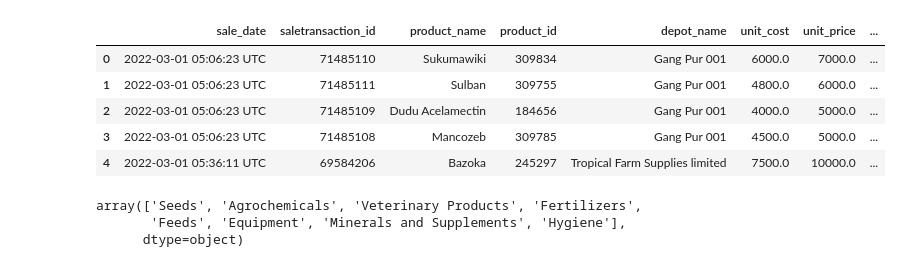
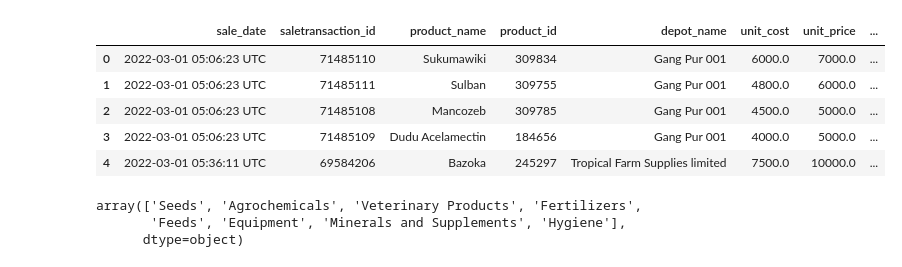
Before and after one commit to natbernard/Sale-Transactions-Analysis, a Jupyter notebook: uganda_transaction_analysis.ipynb, the cells around one changed output. Saved outputs shown, nothing was run; the diff lists cells and outputs as text; code cells hidden in the pictures.

```diff
--- a/uganda_transaction_analysis.ipynb
+++ b/uganda_transaction_analysis.ipynb
@@ -11,14 +11,14 @@ warnings.filterwarnings("ignore")
 sns.set_style('darkgrid')
 palette = sns.color_palette("mako")
 # %%
-df = pd.read_csv('uganda_stockist_sale_transactions.csv')
+df = pd.read_csv('ug_stockist_sale_transactions.csv')
 df.head()
 # %% [output]
 |  | sale_date | saletransaction_id | product_name | product_id | depot_name | unit_cost | unit_price | ... |
 | 0 | 2022-03-01 05:06:23 UTC | 71485110 | Sukumawiki | 309834 | Gang Pur 001 | 6000.0 | 7000.0 | ... |
 | 1 | 2022-03-01 05:06:23 UTC | 71485111 | Sulban | 309755 | Gang Pur 001 | 4800.0 | 6000.0 | ... |
-| 2 | 2022-03-01 05:06:23 UTC | 71485109 | Dudu Acelamectin | 184656 | Gang Pur 001 | 4000.0 | 5000.0 | ... |
-| 3 | 2022-03-01 05:06:23 UTC | 71485108 | Mancozeb | 309785 | Gang Pur 001 | 4500.0 | 5000.0 | ... |
+| 2 | 2022-03-01 05:06:23 UTC | 71485108 | Mancozeb | 309785 | Gang Pur 001 | 4500.0 | 5000.0 | ... |
+| 3 | 2022-03-01 05:06:23 UTC | 71485109 | Dudu Acelamectin | 184656 | Gang Pur 001 | 4000.0 | 5000.0 | ... |
 | 4 | 2022-03-01 05:36:11 UTC | 69584206 | Bazoka | 245297 | Tropical Farm Supplies limited | 7500.0 | 10000.0 | ... |
 # %%
 categories = ['Agrochemicals', 'Equipment', 'Feeds', 'Fertilizers', 'Hygiene', 'Minerals and Supplements', 'Seeds', 'Services', 'Veterinary Products']
```
Also changed, not shown: parts of 17 cells of this notebook, 1 other file.
